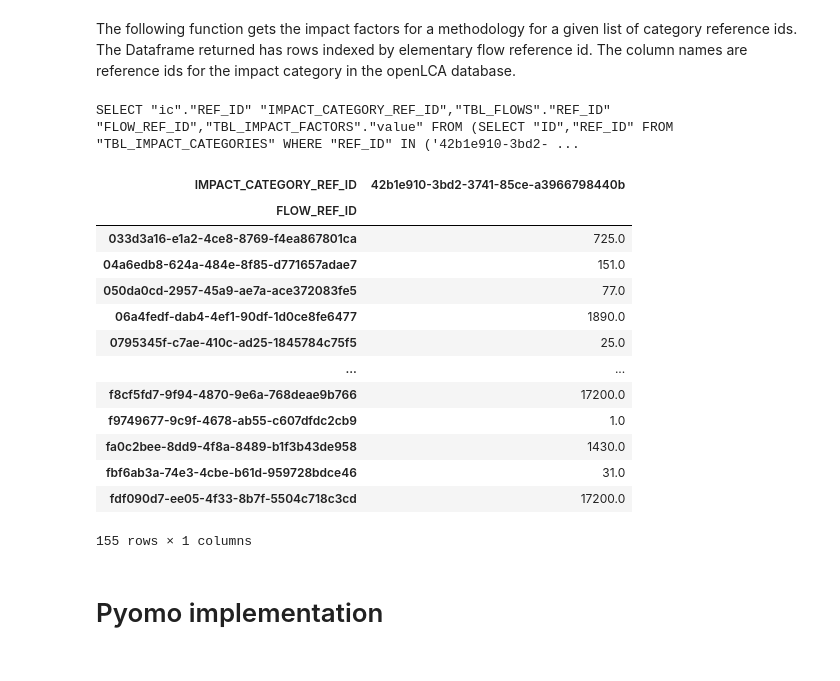
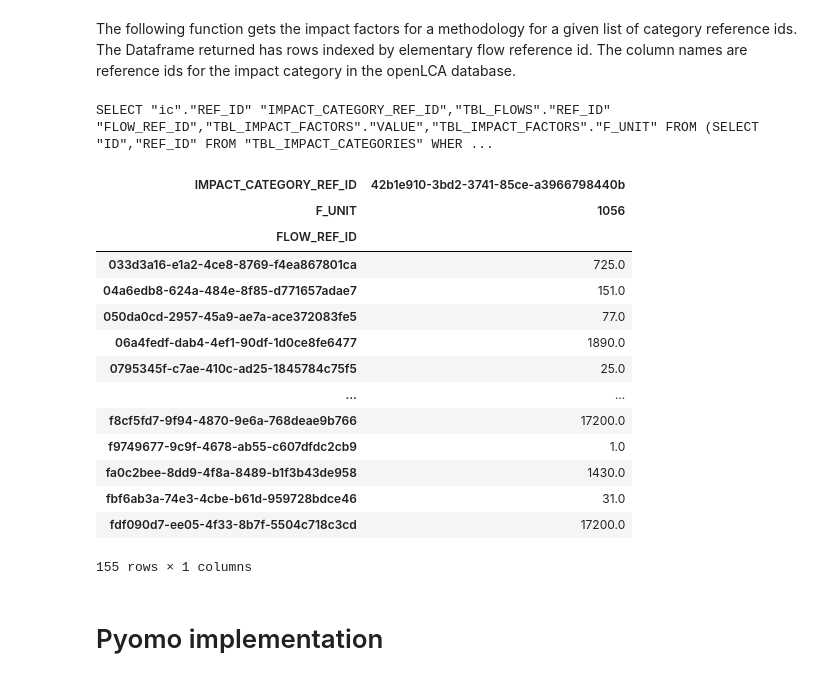
Before and after one commit to MGuo-Lab/LCA, a Jupyter notebook: notebooks/Toy_Problem_A2_Lemon_Fruit.ipynb, the cells around one changed output. Saved outputs shown, nothing was run; the diff lists cells and outputs as text; code cells hidden in the pictures.

Commit message:
Added units option to elementary flow functions

```diff
--- a/notebooks/Toy_Problem_A2_Lemon_Fruit.ipynb
+++ b/notebooks/Toy_Problem_A2_Lemon_Fruit.ipynb
@@ -319,11 +320,12 @@ SELECT "TBL_IMPACT_METHODS"."ID" "methods_ID","TBL_IMPACT_METHODS"."REF_ID" "met
 # %% [markdown]
 The following function gets the impact factors for a methodology for a given list of category reference ids. The Dataframe returned has rows indexed by elementary flow reference id. The column names are reference ids for the impact category in the openLCA database.
 # %%
-impact_element_dfr = dv.get_impact_category_elementary_flow(dbconn, ref_ids=impact_ref_ids, limit_factors=None)
+impact_element_dfr = dv.get_impact_category_elementary_flow(dbconn, ref_ids=impact_ref_ids)
 impact_element_dfr
 # %% [output]
-SELECT "ic"."REF_ID" "IMPACT_CATEGORY_REF_ID","TBL_FLOWS"."REF_ID" "FLOW_REF_ID","TBL_IMPACT_FACTORS"."value" FROM (SELECT "ID","REF_ID" FROM "TBL_IMPACT_CATEGORIES" WHERE "REF_ID" IN ('42b1e910-3bd2- ...
+SELECT "ic"."REF_ID" "IMPACT_CATEGORY_REF_ID","TBL_FLOWS"."REF_ID" "FLOW_REF_ID","TBL_IMPACT_FACTORS"."VALUE","TBL_IMPACT_FACTORS"."F_UNIT" FROM (SELECT "ID","REF_ID" FROM "TBL_IMPACT_CATEGORIES" WHER ...
 | IMPACT_CATEGORY_REF_ID | 42b1e910-3bd2-3741-85ce-a3966798440b |
+| F_UNIT | 1056 |
 | FLOW_REF_ID |  |
 | 033d3a16-e1a2-4ce8-8769-f4ea867801ca | 725.0 |
 | 04a6edb8-624a-484e-8f85-d771657adae7 | 151.0 |
```
Also changed, not shown: parts of 8 cells of this notebook, 8 other files.
